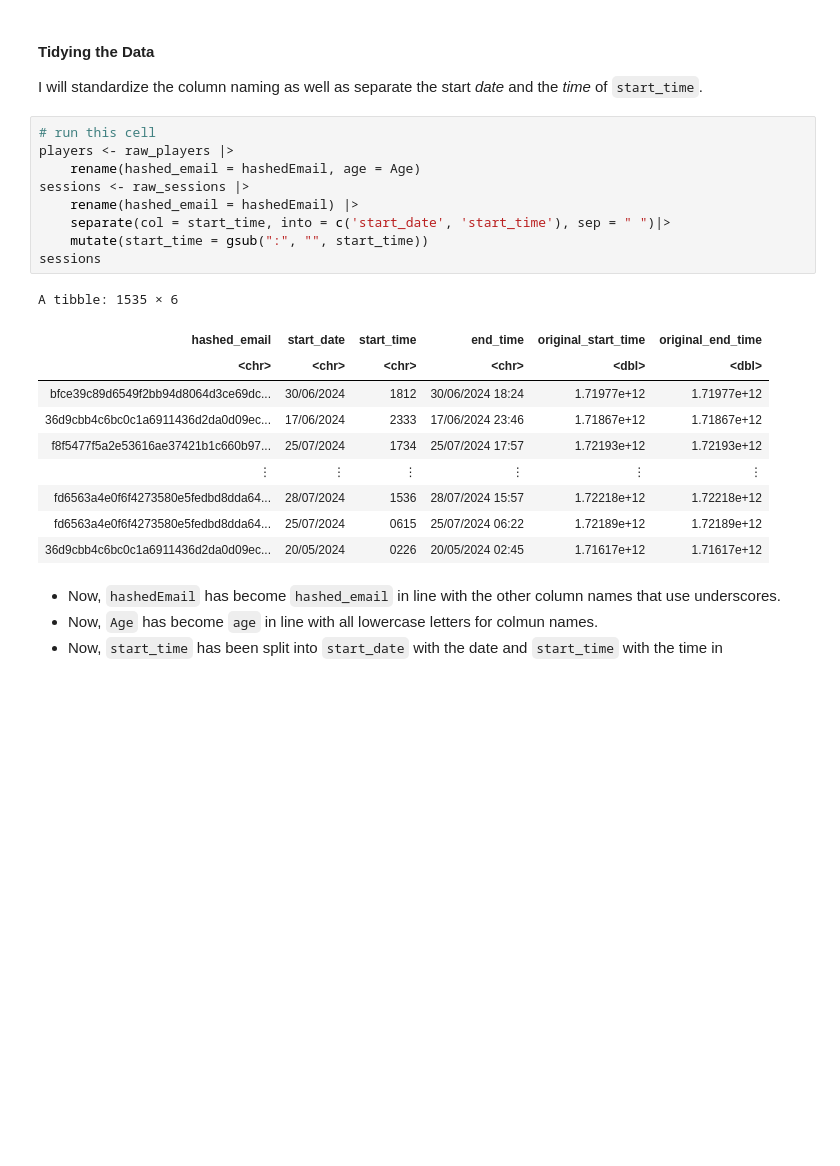
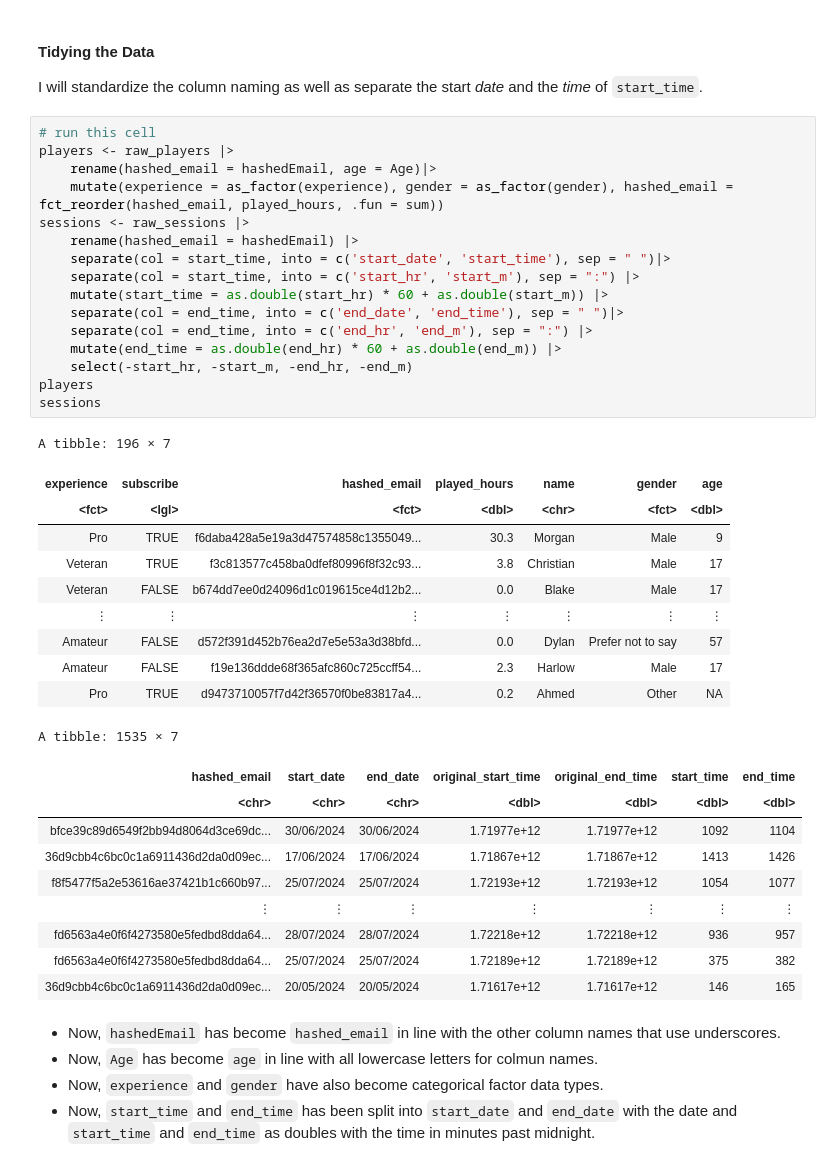
Before and after one commit to Booch58/individual_contribution, a Jupyter notebook: individual_contribution.ipynb, the cells around one changed output. Drawn from its saved outputs; the diff is of its cells as text; blank space fills up the shorter version.

```diff
--- a/individual_contribution.ipynb
+++ b/individual_contribution.ipynb
@@ -79,24 +79,42 @@ I will standardize the column naming as well as separate the start *date* and th
 # %%
 # run this cell
 players <- raw_players |>
-    rename(hashed_email = hashedEmail, age = Age)
+    rename(hashed_email = hashedEmail, age = Age)|>
+    mutate(experience = as_factor(experience), gender = as_factor(gender), hashed_email = fct_reorder(hashed_email, played_hours, .fun = sum))
 sessions <- raw_sessions |>
     rename(hashed_email = hashedEmail) |>
     separate(col = start_time, into = c('start_date', 'start_time'), sep = " ")|>
-    mutate(start_time = gsub(":", "", start_time))
+    separate(col = start_time, into = c('start_hr', 'start_m'), sep = ":") |>
+    mutate(start_time = as.double(start_hr) * 60 + as.double(start_m)) |>
+    separate(col = end_time, into = c('end_date', 'end_time'), sep = " ")|>
+    separate(col = end_time, into = c('end_hr', 'end_m'), sep = ":") |>
+    mutate(end_time = as.double(end_hr) * 60 + as.double(end_m)) |>
+    select(-start_hr, -start_m, -end_hr, -end_m)
+players
 sessions
 # %% [output]
-A tibble: 1535 × 6
+A tibble: 196 × 7
-| hashed_email | start_date | start_time | end_time | original_start_time | original_end_time |
-| <chr> | <chr> | <chr> | <chr> | <dbl> | <dbl> |
-| bfce39c89d6549f2bb94d8064d3ce69dc... | 30/06/2024 | 1812 | 30/06/2024 18:24 | 1.71977e+12 | 1.71977e+12 |
-| 36d9cbb4c6bc0c1a6911436d2da0d09ec... | 17/06/2024 | 2333 | 17/06/2024 23:46 | 1.71867e+12 | 1.71867e+12 |
-| f8f5477f5a2e53616ae37421b1c660b97... | 25/07/2024 | 1734 | 25/07/2024 17:57 | 1.72193e+12 | 1.72193e+12 |
-| ⋮ | ⋮ | ⋮ | ⋮ | ⋮ | ⋮ |
-| fd6563a4e0f6f4273580e5fedbd8dda64... | 28/07/2024 | 1536 | 28/07/2024 15:57 | 1.72218e+12 | 1.72218e+12 |
-| fd6563a4e0f6f4273580e5fedbd8dda64... | 25/07/2024 | 0615 | 25/07/2024 06:22 | 1.72189e+12 | 1.72189e+12 |
-| 36d9cbb4c6bc0c1a6911436d2da0d09ec... | 20/05/2024 | 0226 | 20/05/2024 02:45 | 1.71617e+12 | 1.71617e+12 |
+| experience | subscribe | hashed_email | played_hours | name | gender | age |
+| <fct> | <lgl> | <fct> | <dbl> | <chr> | <fct> | <dbl> |
+| Pro | TRUE | f6daba428a5e19a3d47574858c1355049... | 30.3 | Morgan | Male | 9 |
+| Veteran | TRUE | f3c813577c458ba0dfef80996f8f32c93... | 3.8 | Christian | Male | 17 |
+| Veteran | FALSE | b674dd7ee0d24096d1c019615ce4d12b2... | 0.0 | Blake | Male | 17 |
+| ⋮ | ⋮ | ⋮ | ⋮ | ⋮ | ⋮ | ⋮ |
+| Amateur | FALSE | d572f391d452b76ea2d7e5e53a3d38bfd... | 0.0 | Dylan | Prefer not to say | 57 |
+| Amateur | FALSE | f19e136ddde68f365afc860c725ccff54... | 2.3 | Harlow | Male | 17 |
+| Pro | TRUE | d9473710057f7d42f36570f0be83817a4... | 0.2 | Ahmed | Other | NA |
+A tibble: 1535 × 7
+| hashed_email | start_date | end_date | original_start_time | original_end_time | start_time | end_time |
+| <chr> | <chr> | <chr> | <dbl> | <dbl> | <dbl> | <dbl> |
+| bfce39c89d6549f2bb94d8064d3ce69dc... | 30/06/2024 | 30/06/2024 | 1.71977e+12 | 1.71977e+12 | 1092 | 1104 |
+| 36d9cbb4c6bc0c1a6911436d2da0d09ec... | 17/06/2024 | 17/06/2024 | 1.71867e+12 | 1.71867e+12 | 1413 | 1426 |
+| f8f5477f5a2e53616ae37421b1c660b97... | 25/07/2024 | 25/07/2024 | 1.72193e+12 | 1.72193e+12 | 1054 | 1077 |
+| ⋮ | ⋮ | ⋮ | ⋮ | ⋮ | ⋮ | ⋮ |
+| fd6563a4e0f6f4273580e5fedbd8dda64... | 28/07/2024 | 28/07/2024 | 1.72218e+12 | 1.72218e+12 | 936 | 957 |
+| fd6563a4e0f6f4273580e5fedbd8dda64... | 25/07/2024 | 25/07/2024 | 1.72189e+12 | 1.72189e+12 | 375 | 382 |
+| 36d9cbb4c6bc0c1a6911436d2da0d09ec... | 20/05/2024 | 20/05/2024 | 1.71617e+12 | 1.71617e+12 | 146 | 165 |
 # %% [markdown]
 - Now, `hashedEmail` has become `hashed_email` in line with the other column names that use underscores.
 - Now, `Age` has become `age` in line with all lowercase letters for colmun names.
-- Now, `start_time` has been split into `start_date` with the date and `start_time` with the time in
+- Now, `experience` and `gender` have also become categorical factor data types.
+- Now, `start_time` and `end_time` has been split into `start_date` and `end_date` with the date and `start_time` and `end_time` as doubles with the time in minutes past midnight.
```
Also changed, not shown: parts of 5 cells of this notebook.
